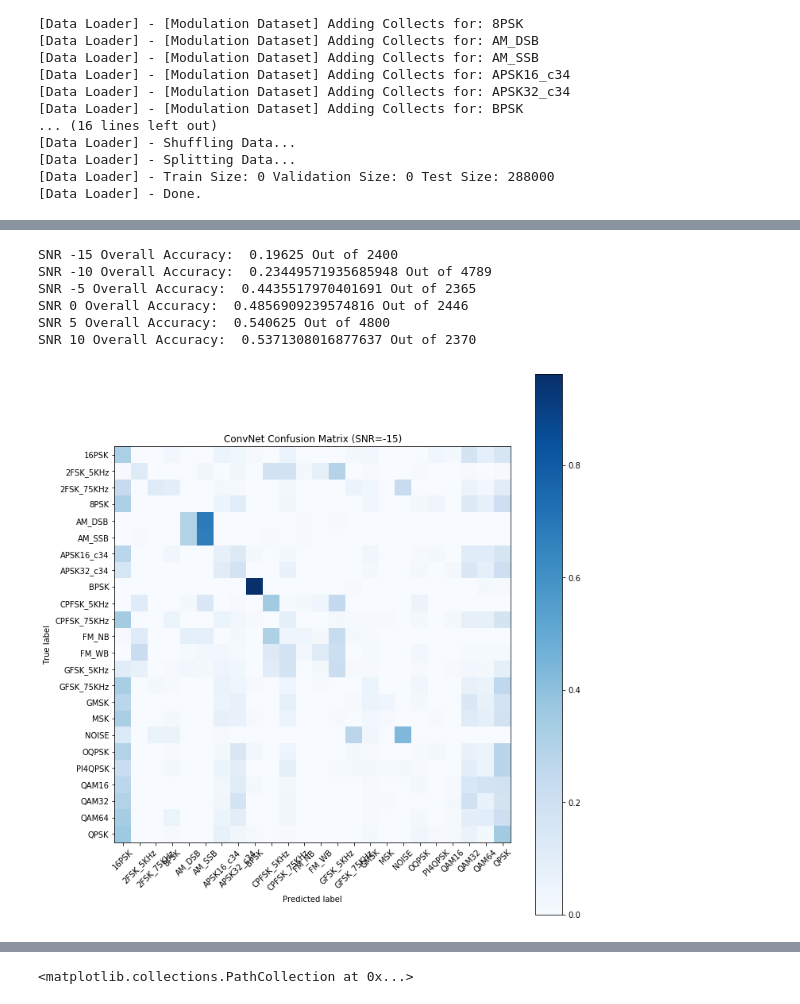
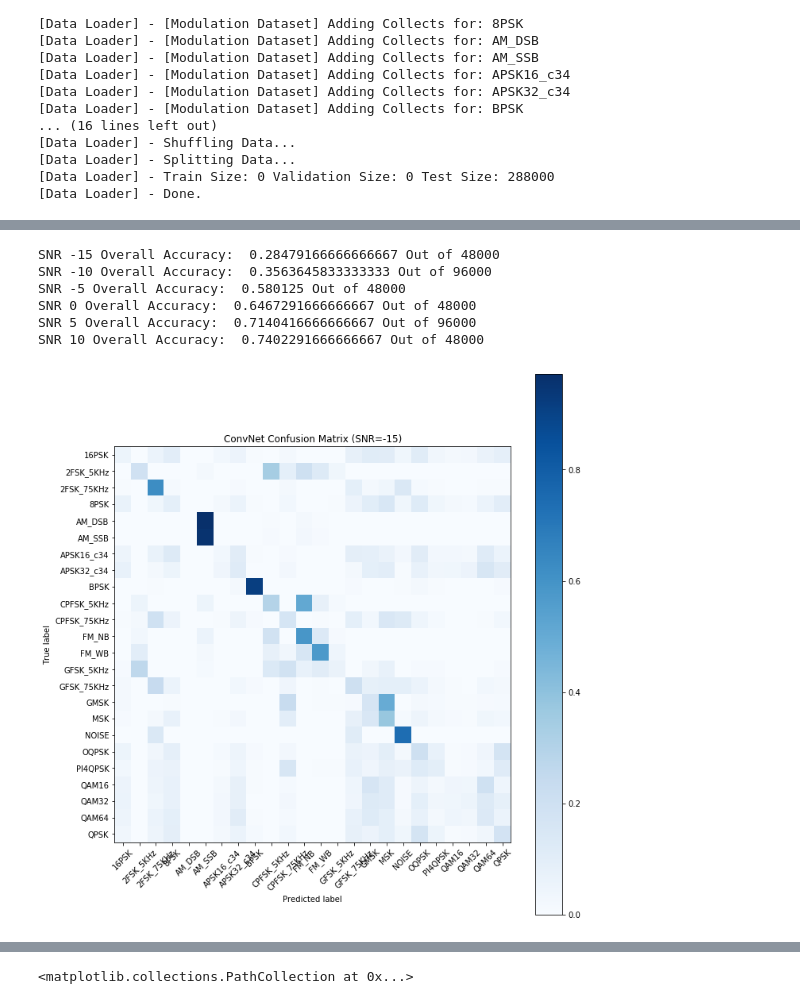
Before and after one commit to yunfanz/army_challenge, a Jupyter notebook: Code Examples and Data Ingest Utilities/scratch.ipynb, the cells around one changed output, grey strips where cells are left out. Drawn from its saved outputs; the diff is of its cells as text; code cells hidden in the pictures.

```diff
--- a/Code Examples and Data Ingest Utilities/scratch.ipynb
+++ b/Code Examples and Data Ingest Utilities/scratch.ipynb
@@ -226,6 +226,8 @@ testdata = LoadModRecData(test_file, 0., 0., 1.)
 [Data Loader] - Done.
 # %%
 # Plot confusion matrix# Plot c
+data_file = "/home/mshefa/training_data/training_data_chunk_14.pkl"
+testdata = LoadModRecData(data_file, .0, .0, 1.)
 X_test = testdata.signalData[data.test_idx]
 Y_test = testdata.oneHotLabels[data.test_idx]
 test_Y_hat = model.predict(X_test, batch_size=train_batch_size)
@@ -246,38 +265,40 @@ plot_confusion_matrix(confnorm, labels=classes)
 # Plot confusion matrix
 acc = {}
 snrs = np.arange(-15,15, 5)
+classes = testdata.modTypes
 for snr in snrs:
 
     # extract classes @ SNR
     snrThreshold_lower = snr
     snrThreshold_upper = snr+5
     snr_bounded_test_indicies = testdata.get_indicies_withSNRthrehsold(data.test_idx, snrThreshold_lower, snrThreshold_upper)
 
     test_X_i = testdata.signalData[snr_bounded_test_indicies]
+    test_X_i = np.transpose(test_X_i, (0,2,1))
     test_Y_i = testdata.oneHotLabels[snr_bounded_test_indicies]
 
     # estimate classes
     test_Y_i_hat = model.predict(test_X_i)
     conf = np.zeros([len(classes),len(classes)])
     confnorm = np.zeros([len(classes),len(classes)])
     for i in range(0,test_X_i.shape[0]):
         j = list(test_Y_i[i,:]).index(1)
         k = int(np.argmax(test_Y_i_hat[i,:]))
         conf[j,k] = conf[j,k] + 1
     for i in range(0,len(classes)):
         confnorm[i,:] = conf[i,:] / np.sum(conf[i,:])
     plt.figure(figsize=(10,10))
     plot_confusion_matrix(confnorm, labels=classes, title="ConvNet Confusion Matrix (SNR=%d)"%(snr))
 
     cor = np.sum(np.diag(conf))
     ncor = np.sum(conf) - cor
     print("SNR", snr, "Overall Accuracy: ", cor / (cor+ncor), "Out of", len(snr_bounded_test_indicies))
     acc[snr] = 1.0*cor/(cor+ncor)
 # %% [output]
-SNR -15 Overall Accuracy:  0.19625 Out of 2400
-SNR -10 Overall Accuracy:  0.23449571935685948 Out of 4789
-SNR -5 Overall Accuracy:  0.4435517970401691 Out of 2365
-SNR 0 Overall Accuracy:  0.4856909239574816 Out of 2446
-SNR 5 Overall Accuracy:  0.540625 Out of 4800
-SNR 10 Overall Accuracy:  0.5371308016877637 Out of 2370
+SNR -15 Overall Accuracy:  0.28479166666666667 Out of 48000
+SNR -10 Overall Accuracy:  0.3563645833333333 Out of 96000
+SNR -5 Overall Accuracy:  0.580125 Out of 48000
+SNR 0 Overall Accuracy:  0.6467291666666667 Out of 48000
+SNR 5 Overall Accuracy:  0.7140416666666667 Out of 96000
+SNR 10 Overall Accuracy:  0.7402291666666667 Out of 48000
-[figure, old version]
+[figure, new version]
```
Also changed, not shown: parts of 15 cells of this notebook, 5 other files.
